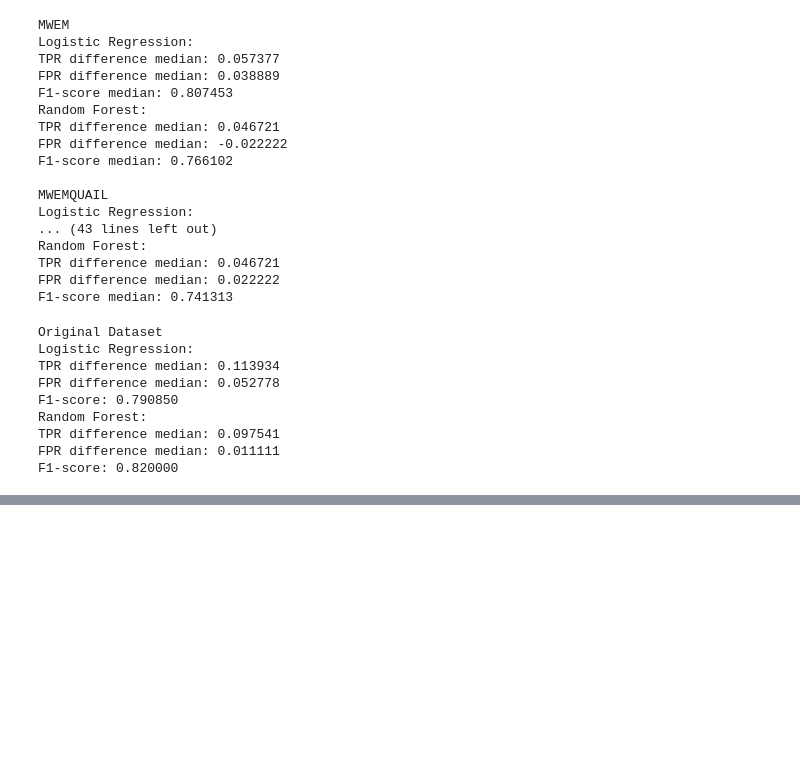
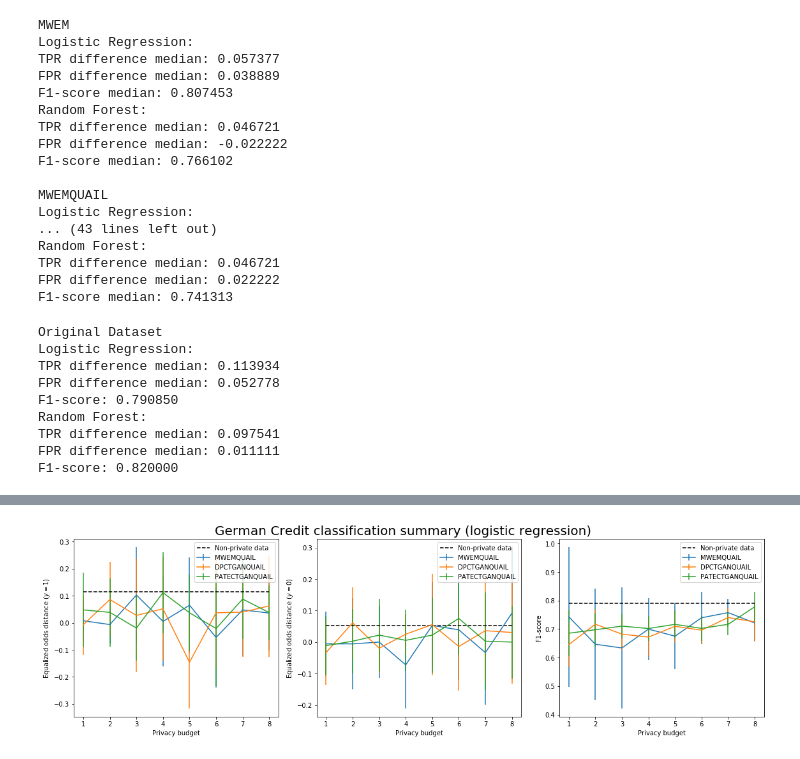
Before and after one commit to kgrabarz/microsoft_capstone_fall_2021, a Jupyter notebook: Code/Pipelines_and_EDA/12_German_Synthetic_Data_Distributions.ipynb, the cells around one changed output, grey strips where cells are left out. Cells and saved outputs as stored; diff of their text form; code cells hidden in the pictures; blank space fills up the shorter version.

```diff
--- a/Code/Pipelines_and_EDA/12_German_Synthetic_Data_Distributions.ipynb
+++ b/Code/Pipelines_and_EDA/12_German_Synthetic_Data_Distributions.ipynb
@@ -291,0 +302,5 @@ F1-score: 0.820000
+# %%
+# Plot classification summary for logistic regression
+get_german_epsilon_plots(["MWEMQUAIL", "DPCTGANQUAIL", "PATECTGANQUAIL"], epsilon_list=epsilons, nreps=15, classifier="logistic", test_df=non_priv_test, f1_metric="median", non_priv_results=True)
+# %% [output]
+[figure, added]
```
Also changed, not shown: parts of 8 cells of this notebook, 1 other file.
